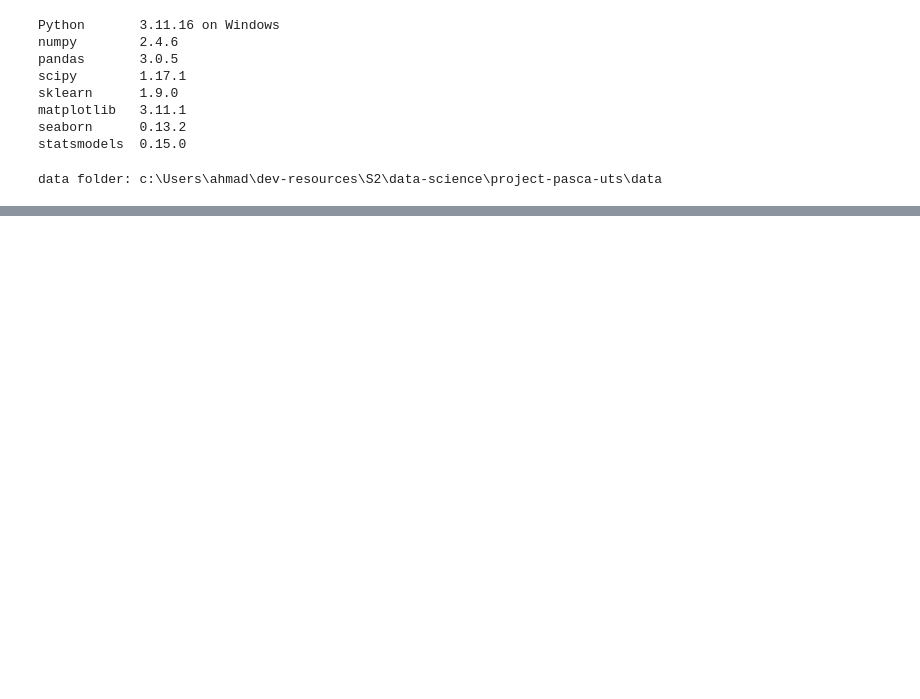
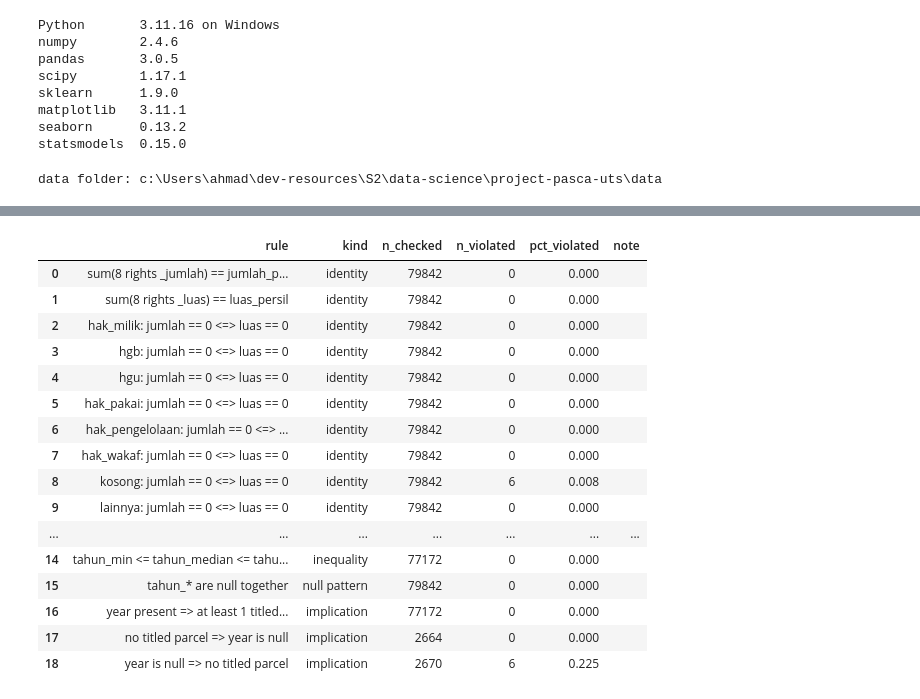
Before and after one commit to ahmadfh07/spatial-pertanahan-nasional, a Jupyter notebook: master.ipynb, the cells around one changed output, grey strips where cells are left out. Saved outputs shown, nothing was run; the diff lists cells and outputs as text; code cells hidden in the pictures; blank space fills up the shorter version.

Commit message:
adding step 1: infering structural relation

```diff
--- a/master.ipynb
+++ b/master.ipynb
@@ -116,0 +157,60 @@ profile(rawDesa)
+# %%
+# --- Rule book: every structural relation we test gets one row -------------------------
+RULES = []     # re-running this cell starts a fresh rule book
+
+def add_rule(name, kind, violated, scope=None, note=""):
+    """violated: boolean Series, True where the rule is broken.
+       scope: boolean Series of the rows the rule applies to (default: all rows)."""
+    scope = pd.Series(True, index=desa.index) if scope is None else scope
+    n, v = int(scope.sum()), int((violated & scope).sum())
+    RULES.append({"rule": name, "kind": kind, "n_checked": n, "n_violated": v,
+                  "pct_violated": round(100 * v / n, 3) if n else np.nan, "note": note})
+
+# 1) Identities: the 8 rights should be a complete partition of a village's parcels
+add_rule("sum(8 rights _jumlah) == jumlah_persil", "identity", desa[CNT].sum(axis=1) != desa["jumlah_persil"])
+add_rule("sum(8 rights _luas) == luas_persil", "identity", desa[ARE].sum(axis=1) != desa["luas_persil"])
+
+# 2) Zero coupling: a right has zero parcels exactly when it has zero area
+for r in RIGHTS:
+    add_rule(f"{r}: jumlah == 0  <=>  luas == 0", "identity", (desa[f"{r}_jumlah"] == 0) != (desa[f"{r}_luas"] == 0))
+add_rule("jumlah_persil == 0  <=>  luas_persil == 0", "identity", (desa["jumlah_persil"] == 0) != (desa["luas_persil"] == 0))
+
+# 3) Inequalities: one area can never exceed the area that contains it
+TOL = 1.0001     # flood / RDTR areas are rounded to 0.1 m2, so allow 0.01% slack
+fsum = desa[FLOOD].sum(axis=1)
+add_rule("flood(low+mid+high) <= luas_desa", "inequality", fsum > desa["luas_desa"] * TOL)
+add_rule("rdtr_luas <= luas_desa", "inequality", desa["rdtr_luas"] > desa["luas_desa"] * TOL)
+add_rule("luas_persil <= luas_desa", "inequality (soft)", desa["luas_persil"] > desa["luas_desa"],
+         scope=desa["luas_desa"] > 0, note="parcels can overlap / boundaries may not match; rows with luas_desa == 0 are skipped")
+has_year = desa[YEARS].notna().all(axis=1)
+add_rule("tahun_min <= tahun_median <= tahun_max", "inequality",
+         (desa["tahun_min"] > desa["tahun_median"]) | (desa["tahun_median"] > desa["tahun_max"]), scope=has_year)
+
+# 4) Null patterns: when are the year columns empty?
+titled = desa["jumlah_persil"] - desa["kosong_jumlah"]       # parcels that carry some right (assumes kosong = no right)
+yr_null = desa[YEARS].isna().all(axis=1)
+add_rule("tahun_* are null together", "null pattern", desa[YEARS].isna().any(axis=1) & ~yr_null)
+add_rule("year present  =>  at least 1 titled parcel", "implication", titled == 0, scope=has_year)
+add_rule("no titled parcel  =>  year is null", "implication", ~yr_null, scope=(titled == 0))
+add_rule("year is null  =>  no titled parcel", "implication", titled > 0, scope=yr_null)
+
+rules = pd.DataFrame(RULES)
+rules
+# %% [output]
+|  | rule | kind | n_checked | n_violated | pct_violated | note |
+| 0 | sum(8 rights _jumlah) == jumlah_p... | identity | 79842 | 0 | 0.000 |  |
+| 1 | sum(8 rights _luas) == luas_persil | identity | 79842 | 0 | 0.000 |  |
+| 2 | hak_milik: jumlah == 0 <=> luas == 0 | identity | 79842 | 0 | 0.000 |  |
+| 3 | hgb: jumlah == 0 <=> luas == 0 | identity | 79842 | 0 | 0.000 |  |
+| 4 | hgu: jumlah == 0 <=> luas == 0 | identity | 79842 | 0 | 0.000 |  |
+| 5 | hak_pakai: jumlah == 0 <=> luas == 0 | identity | 79842 | 0 | 0.000 |  |
+| 6 | hak_pengelolaan: jumlah == 0 <=> ... | identity | 79842 | 0 | 0.000 |  |
+| 7 | hak_wakaf: jumlah == 0 <=> luas == 0 | identity | 79842 | 0 | 0.000 |  |
+| 8 | kosong: jumlah == 0 <=> luas == 0 | identity | 79842 | 6 | 0.008 |  |
+| 9 | lainnya: jumlah == 0 <=> luas == 0 | identity | 79842 | 0 | 0.000 |  |
+| ... | ... | ... | ... | ... | ... | ... |
+| 14 | tahun_min <= tahun_median <= tahu... | inequality | 77172 | 0 | 0.000 |  |
+| 15 | tahun_* are null together | null pattern | 79842 | 0 | 0.000 |  |
+| 16 | year present => at least 1 titled... | implication | 77172 | 0 | 0.000 |  |
+| 17 | no titled parcel => year is null | implication | 2664 | 0 | 0.000 |  |
+| 18 | year is null => no titled parcel | implication | 2670 | 6 | 0.225 |  |
```
Also changed, not shown: parts of 8 cells of this notebook.
